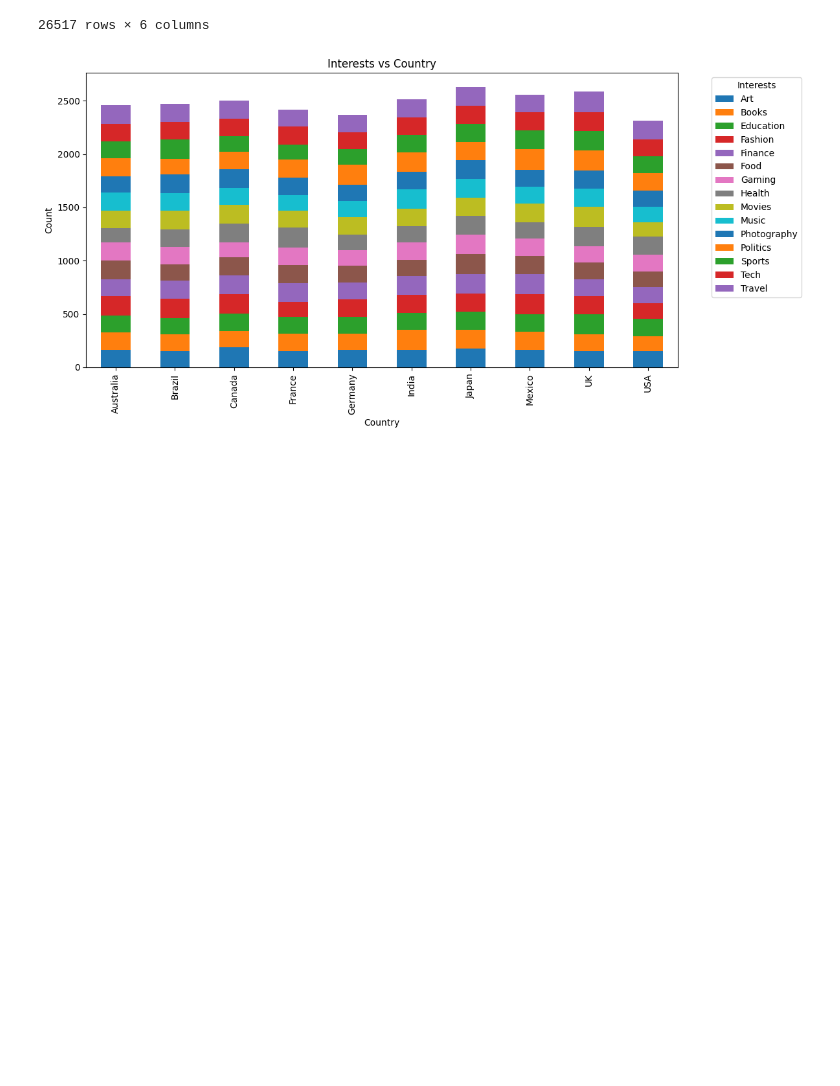
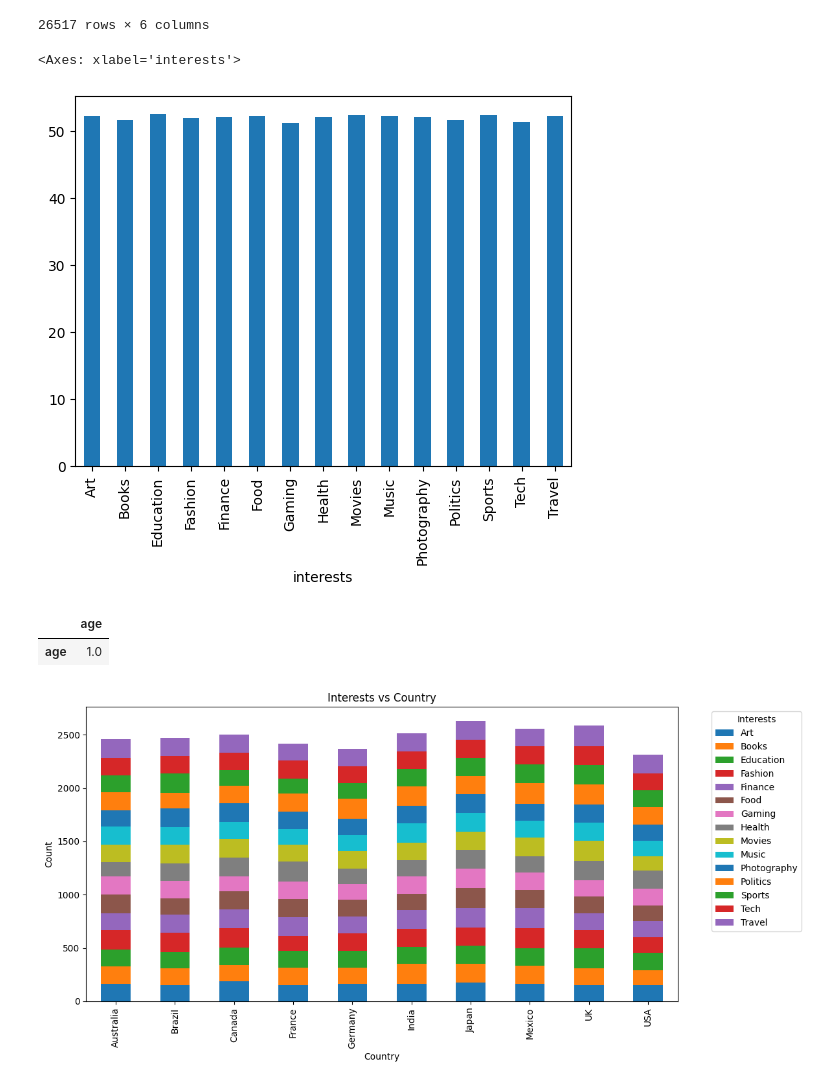
Before and after one commit to Suhassable/AlterAssignment, a Jupyter notebook: eda.ipynb, the cells around one changed output. Cells and saved outputs as stored; diff of their text form; code cells hidden in the pictures; blank space fills up the shorter version.

```diff
--- a/eda.ipynb
+++ b/eda.ipynb
@@ -46,6 +68,16 @@ df[['country','age','gender','income','education','interests']]
 | 9999 | France | 33.0 | Prefer not to say | Under $25,000 | Master's Degree | Fashion |
 | 9999 | France | 33.0 | Prefer not to say | Under $25,000 | Master's Degree | Tech |
 26517 rows × 6 columns
+# %%
+df.groupby('interests')['age'].mean().plot(kind='bar')
+# %% [output]
+<Axes: xlabel='interests'>
+[figure, added]
+# %%
+df[['age']].corr()
+# %% [output]
+|  | age |
+| age | 1.0 |
 # %%
 import pandas as pd
 import matplotlib.pyplot as plt
```
Also changed, not shown: parts of 7 cells of this notebook.
